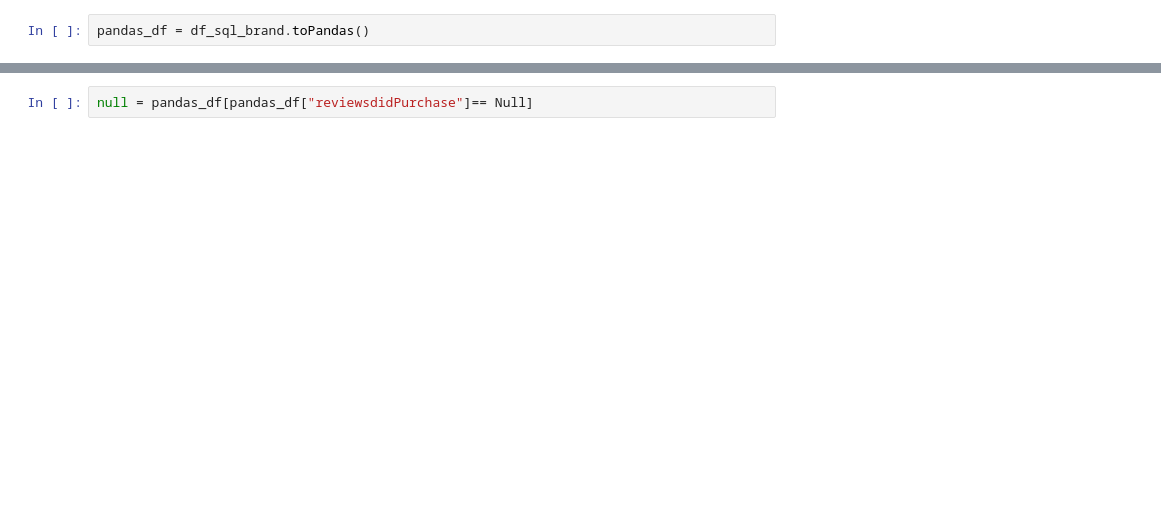
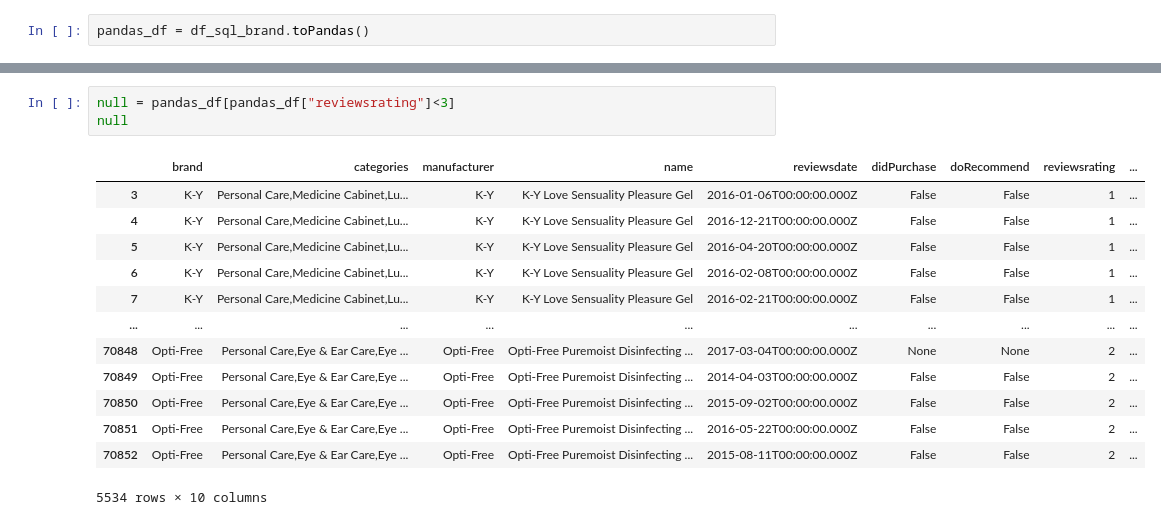
Before and after one commit to shigos/Social-Proof-Analysis-, a Jupyter notebook: notebook/win-note.ipynb, the cells around one changed output, grey strips where cells are left out. Cells and saved outputs as stored; diff of their text form; blank space fills up the shorter version.

```diff
--- a/notebook/win-note.ipynb
+++ b/notebook/win-note.ipynb
@@ -52,3 +112,18 @@ pandas_df
 # %%
-null = pandas_df[pandas_df["reviewsdidPurchase"]== Null]
+null = pandas_df[pandas_df["reviewsrating"]<3]
+null
+# %% [output]
+|  | brand | categories | manufacturer | name | reviewsdate | didPurchase | doRecommend | reviewsrating | ... |
+| 3 | K-Y | Personal Care,Medicine Cabinet,Lu... | K-Y | K-Y Love Sensuality Pleasure Gel | 2016-01-06T00:00:00.000Z | False | False | 1 | ... |
+| 4 | K-Y | Personal Care,Medicine Cabinet,Lu... | K-Y | K-Y Love Sensuality Pleasure Gel | 2016-12-21T00:00:00.000Z | False | False | 1 | ... |
+| 5 | K-Y | Personal Care,Medicine Cabinet,Lu... | K-Y | K-Y Love Sensuality Pleasure Gel | 2016-04-20T00:00:00.000Z | False | False | 1 | ... |
+| 6 | K-Y | Personal Care,Medicine Cabinet,Lu... | K-Y | K-Y Love Sensuality Pleasure Gel | 2016-02-08T00:00:00.000Z | False | False | 1 | ... |
+| 7 | K-Y | Personal Care,Medicine Cabinet,Lu... | K-Y | K-Y Love Sensuality Pleasure Gel | 2016-02-21T00:00:00.000Z | False | False | 1 | ... |
+| ... | ... | ... | ... | ... | ... | ... | ... | ... | ... |
+| 70848 | Opti-Free | Personal Care,Eye & Ear Care,Eye ... | Opti-Free | Opti-Free Puremoist Disinfecting ... | 2017-03-04T00:00:00.000Z | None | None | 2 | ... |
+| 70849 | Opti-Free | Personal Care,Eye & Ear Care,Eye ... | Opti-Free | Opti-Free Puremoist Disinfecting ... | 2014-04-03T00:00:00.000Z | False | False | 2 | ... |
+| 70850 | Opti-Free | Personal Care,Eye & Ear Care,Eye ... | Opti-Free | Opti-Free Puremoist Disinfecting ... | 2015-09-02T00:00:00.000Z | False | False | 2 | ... |
+| 70851 | Opti-Free | Personal Care,Eye & Ear Care,Eye ... | Opti-Free | Opti-Free Puremoist Disinfecting ... | 2016-05-22T00:00:00.000Z | False | False | 2 | ... |
+| 70852 | Opti-Free | Personal Care,Eye & Ear Care,Eye ... | Opti-Free | Opti-Free Puremoist Disinfecting ... | 2015-08-11T00:00:00.000Z | False | False | 2 | ... |
+5534 rows × 10 columns
 # %%
```
Also changed, not shown: parts of 45 cells of this notebook.
